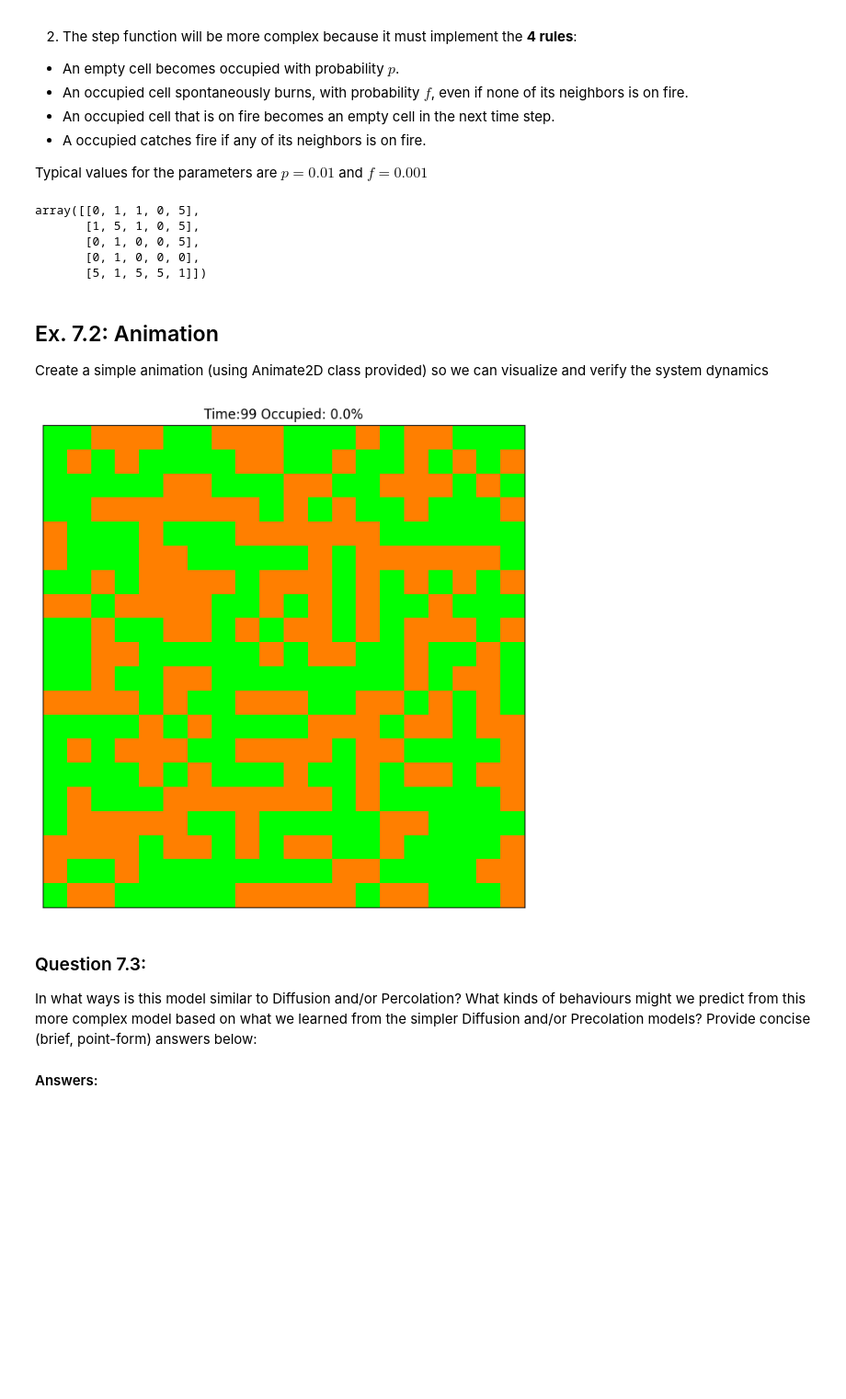
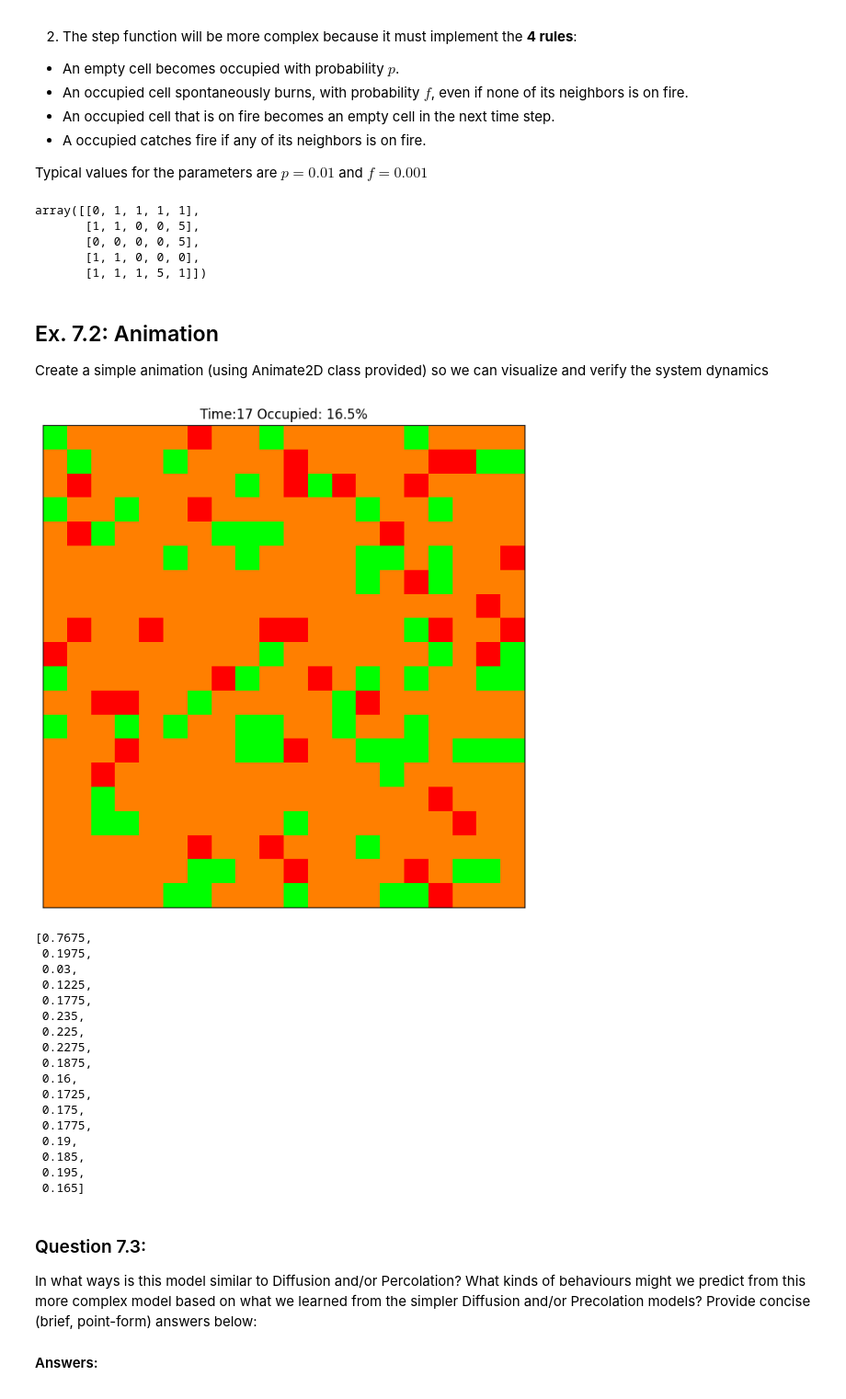
Before and after one commit to bobisawsome1/cap-comp215, a Jupyter notebook: labs/lab07-10-fire.ipynb, the cells around one changed output. Shown at 92% size. Drawn from its saved outputs; the diff is of its cells as text; code cells hidden in the pictures; blank space fills up the shorter version.

```diff
--- a/labs/lab07-10-fire.ipynb
+++ b/labs/lab07-10-fire.ipynb
@@ -154,6 +154,9 @@ class ForestFire:
         self.f = f
         # initialize landscape with approx. q proportion of cells OCCUPIED
         self.state = np.random.choice([self.OCCUPIED, self.EMPTY], (n, n), p=[q, 1 - q])
+
+        #Empty list for percent of occupied cells for each run
+        self.occ_pct_list = []
 
 
     def step(self):
@@ -202,11 +205,14 @@ class ForestFire:
         self.state[empty_to_occupied] = self.OCCUPIED
         self.state[set_fire] = self.FIRE
 
+        self.occ_pct_list.append(self.pct_occupied())
 
 
     def num_occupied(self):
         """ return the number of cells occupied by forest """
-        return 0  # TODO: count the number of forested cells.
+        occupied_cells = (self.state == self.OCCUPIED)
+
+        return len(self.state[occupied_cells]) # TODO: count the number of forested cells.
 
 
     def pct_occupied(self):
@@ -239,26 +245,45 @@ m.state = np.array([
 m.step()                          # test the method you are working on and print some useful indicator
 pprint(m.state)
 # %% [output]
-array([[0, 1, 1, 0, 5],
-       [1, 5, 1, 0, 5],
-       [0, 1, 0, 0, 5],
-       [0, 1, 0, 0, 0],
-       [5, 1, 5, 5, 1]])
+array([[0, 1, 1, 1, 1],
+       [1, 1, 0, 0, 5],
+       [0, 0, 0, 0, 5],
+       [1, 1, 0, 0, 0],
+       [1, 1, 1, 5, 1]])
 # %% [markdown]
 ## Ex. 7.2: Animation
 Create a simple animation (using Animate2D class provided) so we can visualize and verify the system dynamics
 # %%
 # Ex. 7.2 here
 #  Suggestions: use a small grid (e.g., 20x20)  and
 #               a short animation (100 frames) with interval=0.3, to slow it down so you can inspect its behaviour
 
-fire = ForestFire(n=20, p=1, f=1, q=0.5)
+fire = ForestFire(n=20, p=0.1, f=0.2, q=1)
 
 animator = Animation2D(fire, 100)
 
 animator.animate(interval=0.3)
+
+fire.occ_pct_list
 # %% [output]
-[figure, old version]
+[figure, new version]
+[0.7675,
+ 0.1975,
+ 0.03,
+ 0.1225,
+ 0.1775,
+ 0.235,
+ 0.225,
+ 0.2275,
+ 0.1875,
+ 0.16,
+ 0.1725,
+ 0.175,
+ 0.1775,
+ 0.19,
+ 0.185,
+ 0.195,
+ 0.165]
 # %% [markdown]
 ### Question 7.3:
 In what ways is this model similar to Diffusion and/or Percolation?
```
Also changed, not shown: parts of 1 cell of this notebook.
